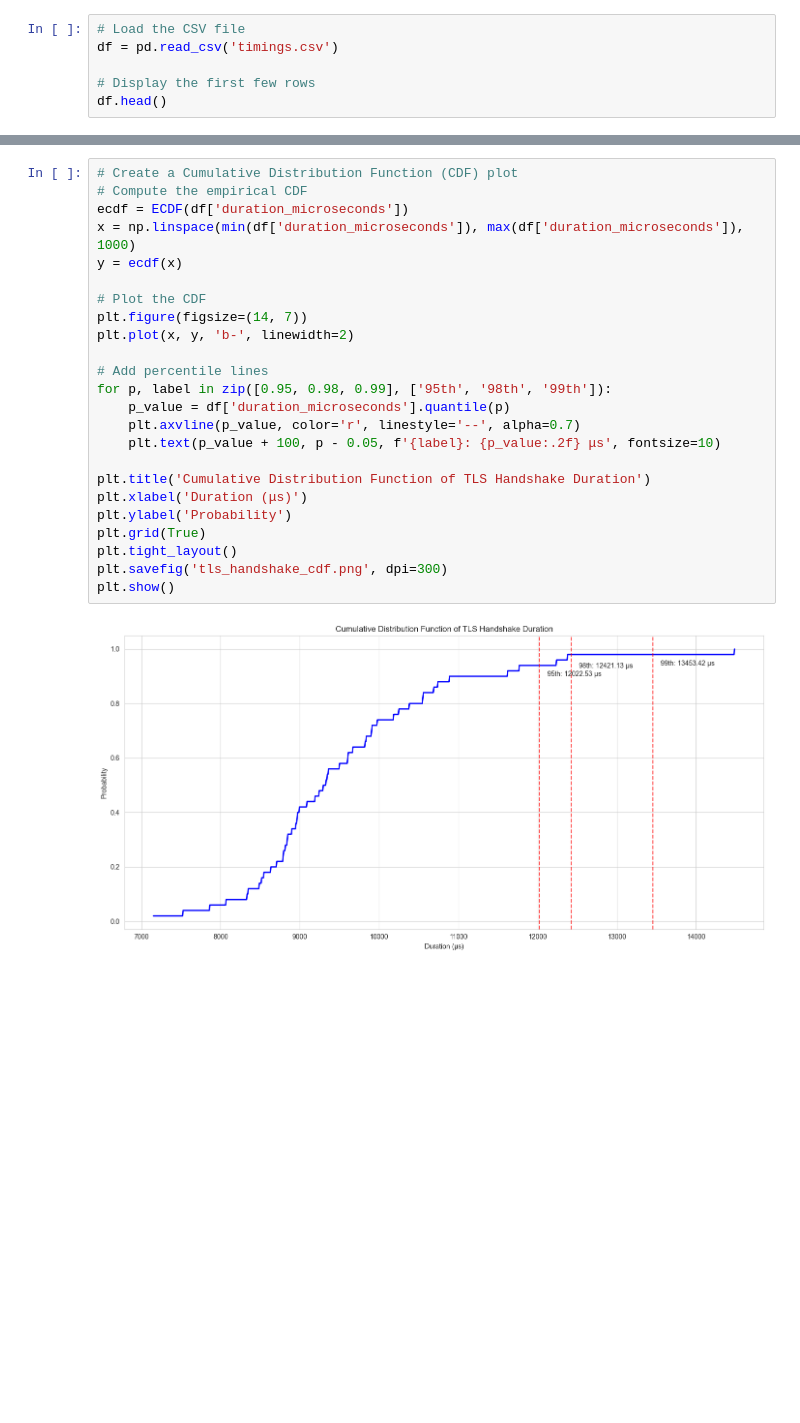
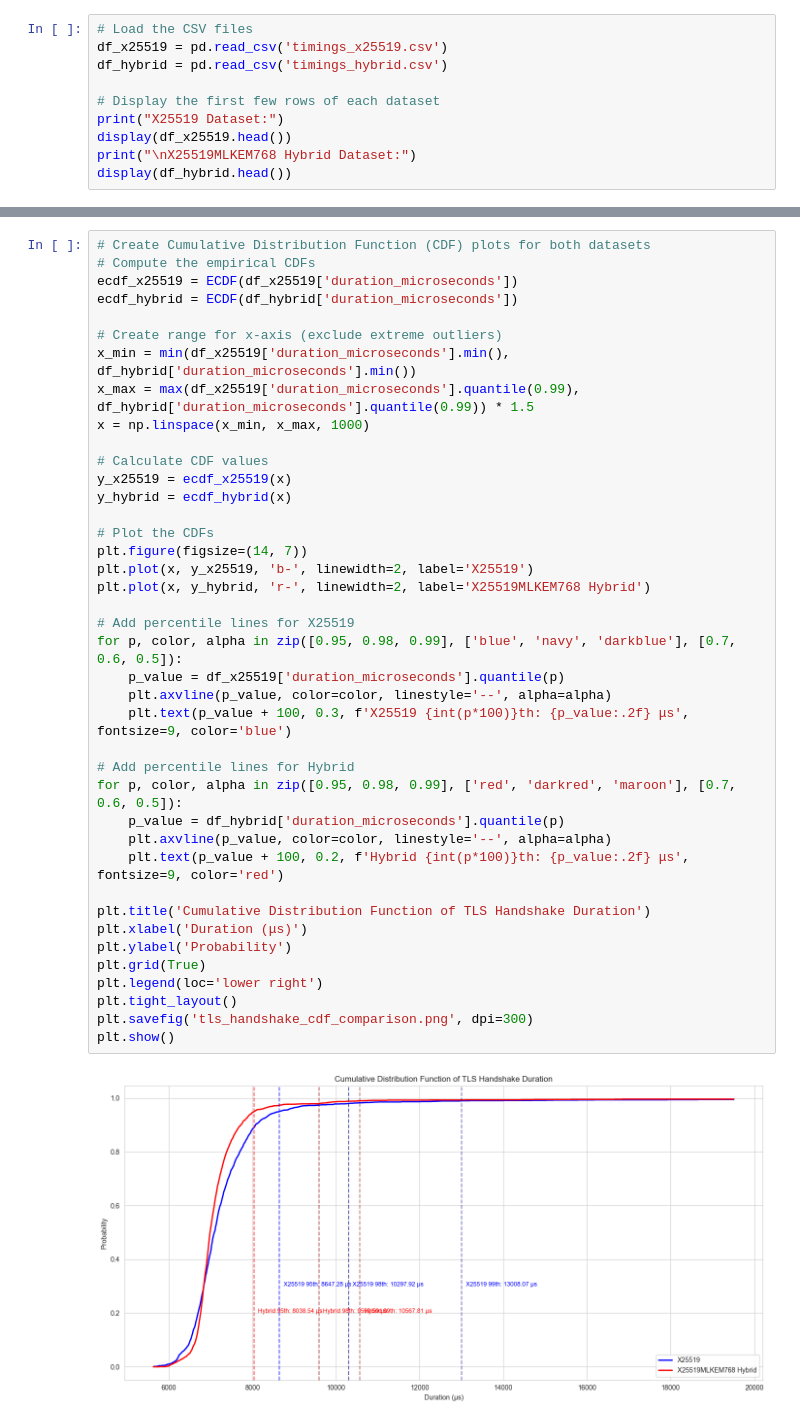
Before and after one commit to linukaratnayake/x25519mlkem768_x25519_perf_analysis, a Jupyter notebook: results/visualize_results.ipynb, the cells around one changed output, grey strips where cells are left out. Drawn from its saved outputs; the diff is of its cells as text; blank space fills up the shorter version.

```diff
--- a/results/visualize_results.ipynb
+++ b/results/visualize_results.ipynb
@@ -39,9 +42,13 @@ from statsmodels.distributions.empirical_distribution import ECDF
 sns.set_style('whitegrid')
 plt.rcParams['figure.figsize'] = (12, 6)
 # %%
-# Load the CSV file
-df = pd.read_csv('timings.csv')
+# Load the CSV files
+df_x25519 = pd.read_csv('timings_x25519.csv')
+df_hybrid = pd.read_csv('timings_hybrid.csv')
 
-# Display the first few rows
-df.head()
+# Display the first few rows of each dataset
+print("X25519 Dataset:")
+display(df_x25519.head())
+print("\nX25519MLKEM768 Hybrid Dataset:")
+display(df_hybrid.head())
 # %% [output]
@@ -92,27 +150,43 @@ plt.show()
 # %%
-# Create a Cumulative Distribution Function (CDF) plot
-# Compute the empirical CDF
-ecdf = ECDF(df['duration_microseconds'])
-x = np.linspace(min(df['duration_microseconds']), max(df['duration_microseconds']), 1000)
-y = ecdf(x)
+# Create Cumulative Distribution Function (CDF) plots for both datasets
+# Compute the empirical CDFs
+ecdf_x25519 = ECDF(df_x25519['duration_microseconds'])
+ecdf_hybrid = ECDF(df_hybrid['duration_microseconds'])
 
-# Plot the CDF
+# Create range for x-axis (exclude extreme outliers)
+x_min = min(df_x25519['duration_microseconds'].min(), df_hybrid['duration_microseconds'].min())
+x_max = max(df_x25519['duration_microseconds'].quantile(0.99), df_hybrid['duration_microseconds'].quantile(0.99)) * 1.5
+x = np.linspace(x_min, x_max, 1000)
+
+# Calculate CDF values
+y_x25519 = ecdf_x25519(x)
+y_hybrid = ecdf_hybrid(x)
+
+# Plot the CDFs
 plt.figure(figsize=(14, 7))
-plt.plot(x, y, 'b-', linewidth=2)
+plt.plot(x, y_x25519, 'b-', linewidth=2, label='X25519')
+plt.plot(x, y_hybrid, 'r-', linewidth=2, label='X25519MLKEM768 Hybrid')
 
-# Add percentile lines
-for p, label in zip([0.95, 0.98, 0.99], ['95th', '98th', '99th']):
-    p_value = df['duration_microseconds'].quantile(p)
-    plt.axvline(p_value, color='r', linestyle='--', alpha=0.7)
-    plt.text(p_value + 100, p - 0.05, f'{label}: {p_value:.2f} μs', fontsize=10)
+# Add percentile lines for X25519
+for p, color, alpha in zip([0.95, 0.98, 0.99], ['blue', 'navy', 'darkblue'], [0.7, 0.6, 0.5]):
+    p_value = df_x25519['duration_microseconds'].quantile(p)
+    plt.axvline(p_value, color=color, linestyle='--', alpha=alpha)
+    plt.text(p_value + 100, 0.3, f'X25519 {int(p*100)}th: {p_value:.2f} μs', fontsize=9, color='blue')
+
+# Add percentile lines for Hybrid
+for p, color, alpha in zip([0.95, 0.98, 0.99], ['red', 'darkred', 'maroon'], [0.7, 0.6, 0.5]):
+    p_value = df_hybrid['duration_microseconds'].quantile(p)
+    plt.axvline(p_value, color=color, linestyle='--', alpha=alpha)
+    plt.text(p_value + 100, 0.2, f'Hybrid {int(p*100)}th: {p_value:.2f} μs', fontsize=9, color='red')
 
 plt.title('Cumulative Distribution Function of TLS Handshake Duration')
 plt.xlabel('Duration (μs)')
 plt.ylabel('Probability')
 plt.grid(True)
+plt.legend(loc='lower right')
 plt.tight_layout()
-plt.savefig('tls_handshake_cdf.png', dpi=300)
+plt.savefig('tls_handshake_cdf_comparison.png', dpi=300)
 plt.show()
 # %% [output]
-[figure, old version]
+[figure, new version]
 # %%
```
Also changed, not shown: parts of 11 cells of this notebook, 1 other file.
